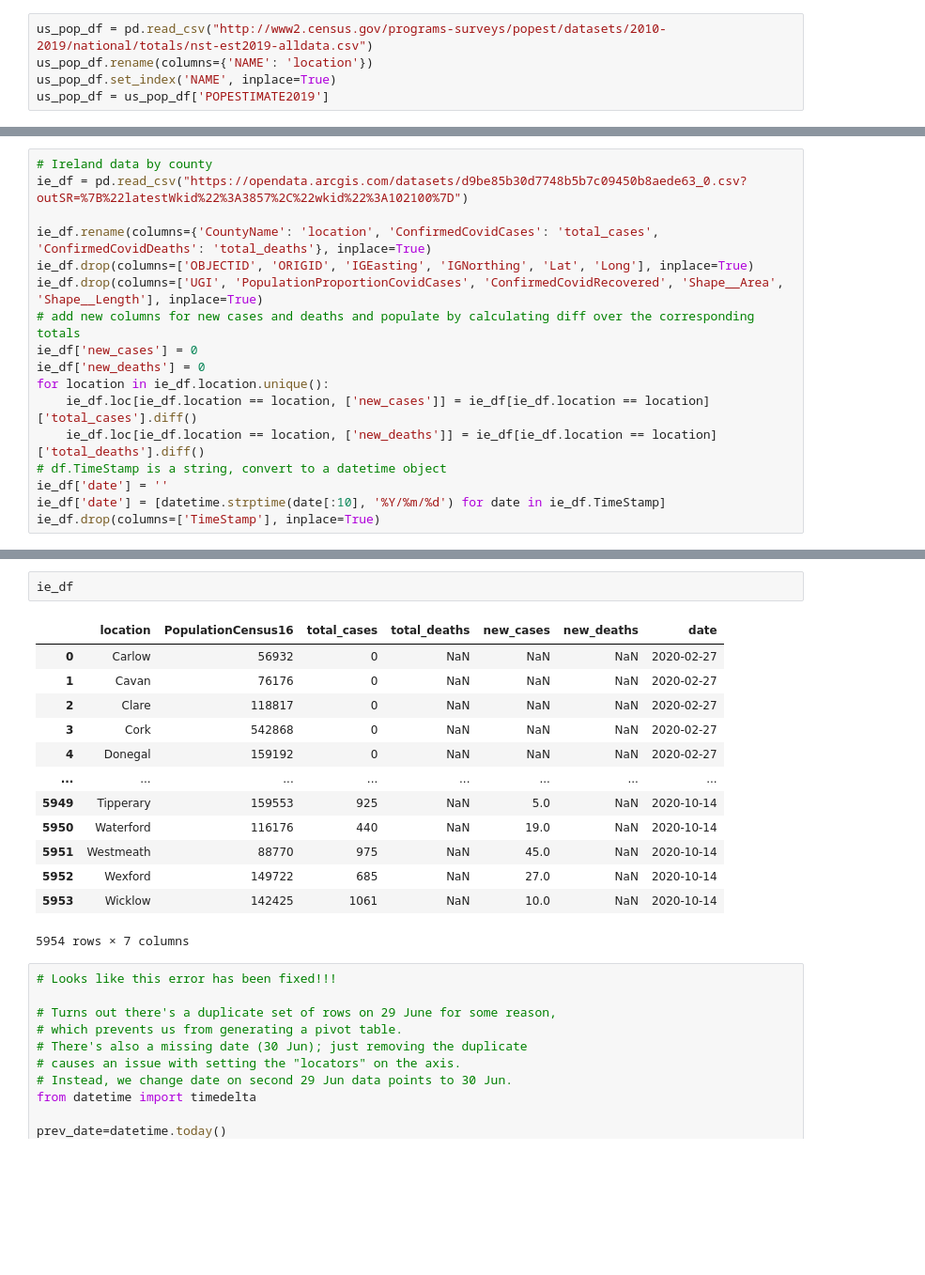
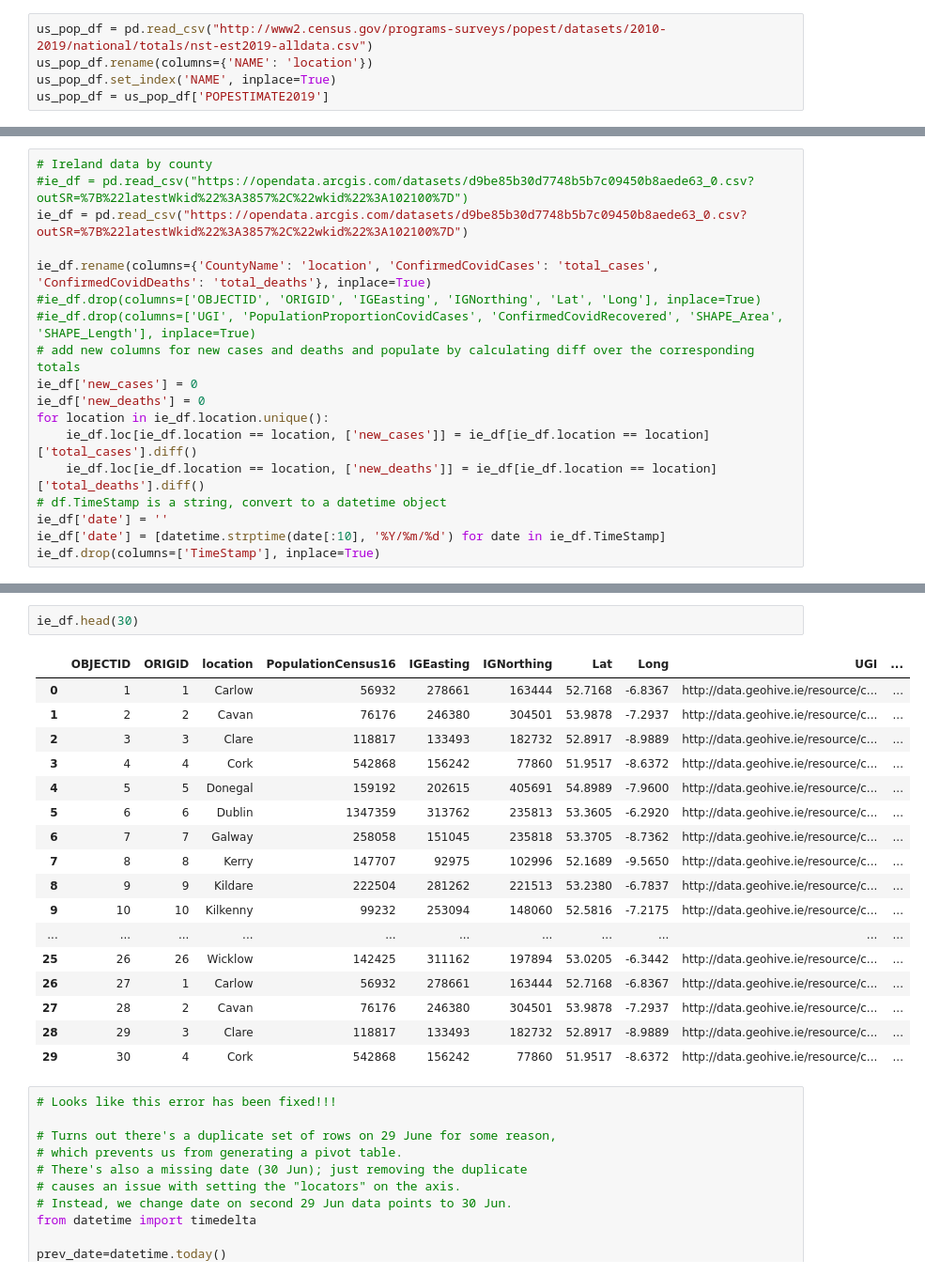
Before and after one commit to bakirl/covid19-tracker, a Jupyter notebook: covid19-v4.ipynb, the cells around one changed output, grey strips where cells are left out. Shown at 94% size. Saved outputs shown, nothing was run; the diff lists cells and outputs as text; blank space fills up the shorter version.

```diff
--- a/covid19-v4.ipynb
+++ b/covid19-v4.ipynb
@@ -254,10 +261,11 @@ covid_plot4(df=us_df, locations=[], rolling_window=7, world_strip=False)
 # %%
 # Ireland data by county
+#ie_df = pd.read_csv("https://opendata.arcgis.com/datasets/d9be85b30d7748b5b7c09450b8aede63_0.csv?outSR=%7B%22latestWkid%22%3A3857%2C%22wkid%22%3A102100%7D")
 ie_df = pd.read_csv("https://opendata.arcgis.com/datasets/d9be85b30d7748b5b7c09450b8aede63_0.csv?outSR=%7B%22latestWkid%22%3A3857%2C%22wkid%22%3A102100%7D")
 
 ie_df.rename(columns={'CountyName': 'location', 'ConfirmedCovidCases': 'total_cases', 'ConfirmedCovidDeaths': 'total_deaths'}, inplace=True)
-ie_df.drop(columns=['OBJECTID', 'ORIGID', 'IGEasting', 'IGNorthing', 'Lat', 'Long'], inplace=True)
-ie_df.drop(columns=['UGI', 'PopulationProportionCovidCases', 'ConfirmedCovidRecovered', 'Shape__Area', 'Shape__Length'], inplace=True)
+#ie_df.drop(columns=['OBJECTID', 'ORIGID', 'IGEasting', 'IGNorthing', 'Lat', 'Long'], inplace=True)
+#ie_df.drop(columns=['UGI', 'PopulationProportionCovidCases', 'ConfirmedCovidRecovered', 'SHAPE_Area', 'SHAPE_Length'], inplace=True)
 # add new columns for new cases and deaths and populate by calculating diff over the corresponding totals
 ie_df['new_cases'] = 0
 ie_df['new_deaths'] = 0
@@ -271,19 +289,23 @@ ie_df.drop(columns=['TimeStamp'], inplace=True)
 # %%
-ie_df
+ie_df.head(30)
 # %% [output]
-|  | location | PopulationCensus16 | total_cases | total_deaths | new_cases | new_deaths | date |
-| 0 | Carlow | 56932 | 0 | NaN | NaN | NaN | 2020-02-27 |
-| 1 | Cavan | 76176 | 0 | NaN | NaN | NaN | 2020-02-27 |
-| 2 | Clare | 118817 | 0 | NaN | NaN | NaN | 2020-02-27 |
-| 3 | Cork | 542868 | 0 | NaN | NaN | NaN | 2020-02-27 |
-| 4 | Donegal | 159192 | 0 | NaN | NaN | NaN | 2020-02-27 |
-| ... | ... | ... | ... | ... | ... | ... | ... |
-| 5949 | Tipperary | 159553 | 925 | NaN | 5.0 | NaN | 2020-10-14 |
-| 5950 | Waterford | 116176 | 440 | NaN | 19.0 | NaN | 2020-10-14 |
-| 5951 | Westmeath | 88770 | 975 | NaN | 45.0 | NaN | 2020-10-14 |
-| 5952 | Wexford | 149722 | 685 | NaN | 27.0 | NaN | 2020-10-14 |
-| 5953 | Wicklow | 142425 | 1061 | NaN | 10.0 | NaN | 2020-10-14 |
+|  | OBJECTID | ORIGID | location | PopulationCensus16 | IGEasting | IGNorthing | Lat | Long | UGI | ... |
+| 0 | 1 | 1 | Carlow | 56932 | 278661 | 163444 | 52.7168 | -6.8367 | http://data.geohive.ie/resource/c... | ... |
+| 1 | 2 | 2 | Cavan | 76176 | 246380 | 304501 | 53.9878 | -7.2937 | http://data.geohive.ie/resource/c... | ... |
+| 2 | 3 | 3 | Clare | 118817 | 133493 | 182732 | 52.8917 | -8.9889 | http://data.geohive.ie/resource/c... | ... |
+| 3 | 4 | 4 | Cork | 542868 | 156242 | 77860 | 51.9517 | -8.6372 | http://data.geohive.ie/resource/c... | ... |
+| 4 | 5 | 5 | Donegal | 159192 | 202615 | 405691 | 54.8989 | -7.9600 | http://data.geohive.ie/resource/c... | ... |
+| 5 | 6 | 6 | Dublin | 1347359 | 313762 | 235813 | 53.3605 | -6.2920 | http://data.geohive.ie/resource/c... | ... |
+| 6 | 7 | 7 | Galway | 258058 | 151045 | 235818 | 53.3705 | -8.7362 | http://data.geohive.ie/resource/c... | ... |
+| 7 | 8 | 8 | Kerry | 147707 | 92975 | 102996 | 52.1689 | -9.5650 | http://data.geohive.ie/resource/c... | ... |
+| 8 | 9 | 9 | Kildare | 222504 | 281262 | 221513 | 53.2380 | -6.7837 | http://data.geohive.ie/resource/c... | ... |
+| 9 | 10 | 10 | Kilkenny | 99232 | 253094 | 148060 | 52.5816 | -7.2175 | http://data.geohive.ie/resource/c... | ... |
+| ... | ... | ... | ... | ... | ... | ... | ... | ... | ... | ... |
+| 25 | 26 | 26 | Wicklow | 142425 | 311162 | 197894 | 53.0205 | -6.3442 | http://data.geohive.ie/resource/c... | ... |
+| 26 | 27 | 1 | Carlow | 56932 | 278661 | 163444 | 52.7168 | -6.8367 | http://data.geohive.ie/resource/c... | ... |
+| 27 | 28 | 2 | Cavan | 76176 | 246380 | 304501 | 53.9878 | -7.2937 | http://data.geohive.ie/resource/c... | ... |
+| 28 | 29 | 3 | Clare | 118817 | 133493 | 182732 | 52.8917 | -8.9889 | http://data.geohive.ie/resource/c... | ... |
+| 29 | 30 | 4 | Cork | 542868 | 156242 | 77860 | 51.9517 | -8.6372 | http://data.geohive.ie/resource/c... | ... |
-5954 rows × 7 columns
 # %%
 # Looks like this error has been fixed!!!
 
```
Also changed, not shown: parts of 17 cells of this notebook.
